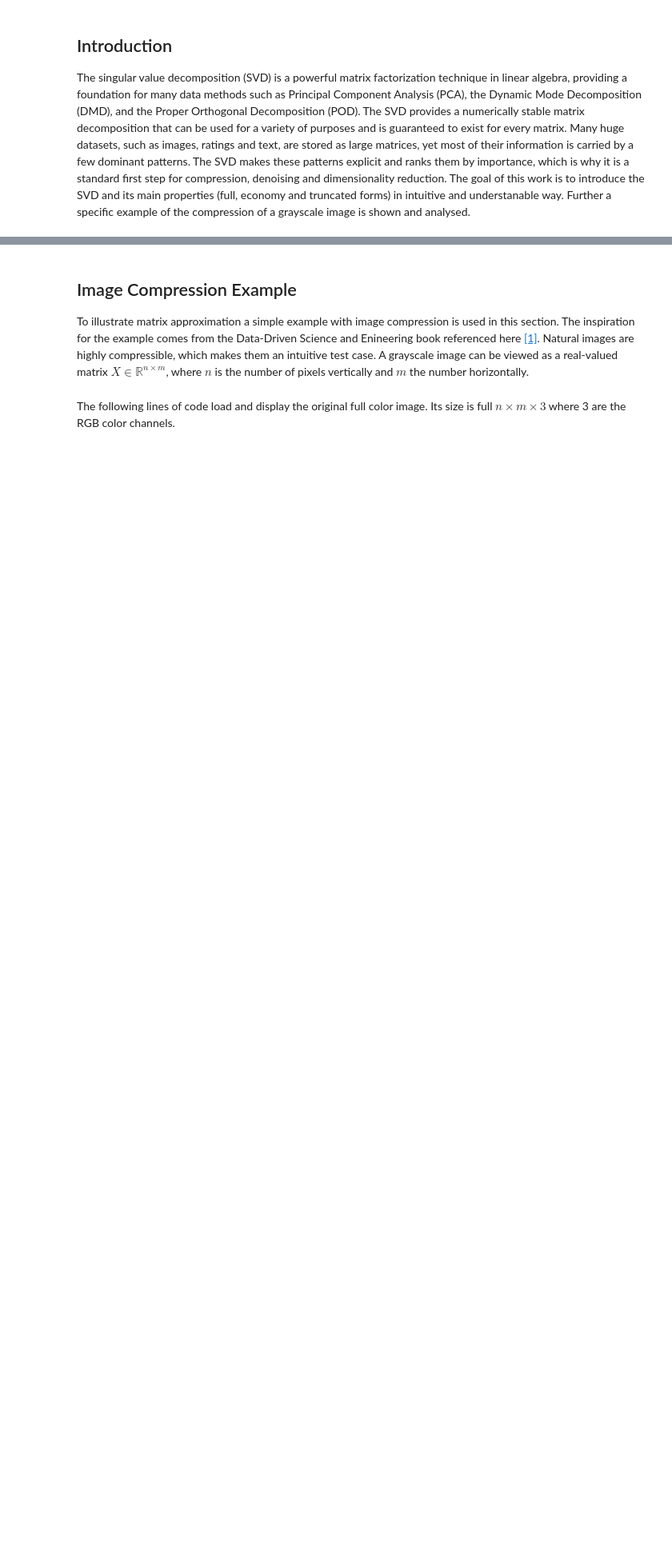
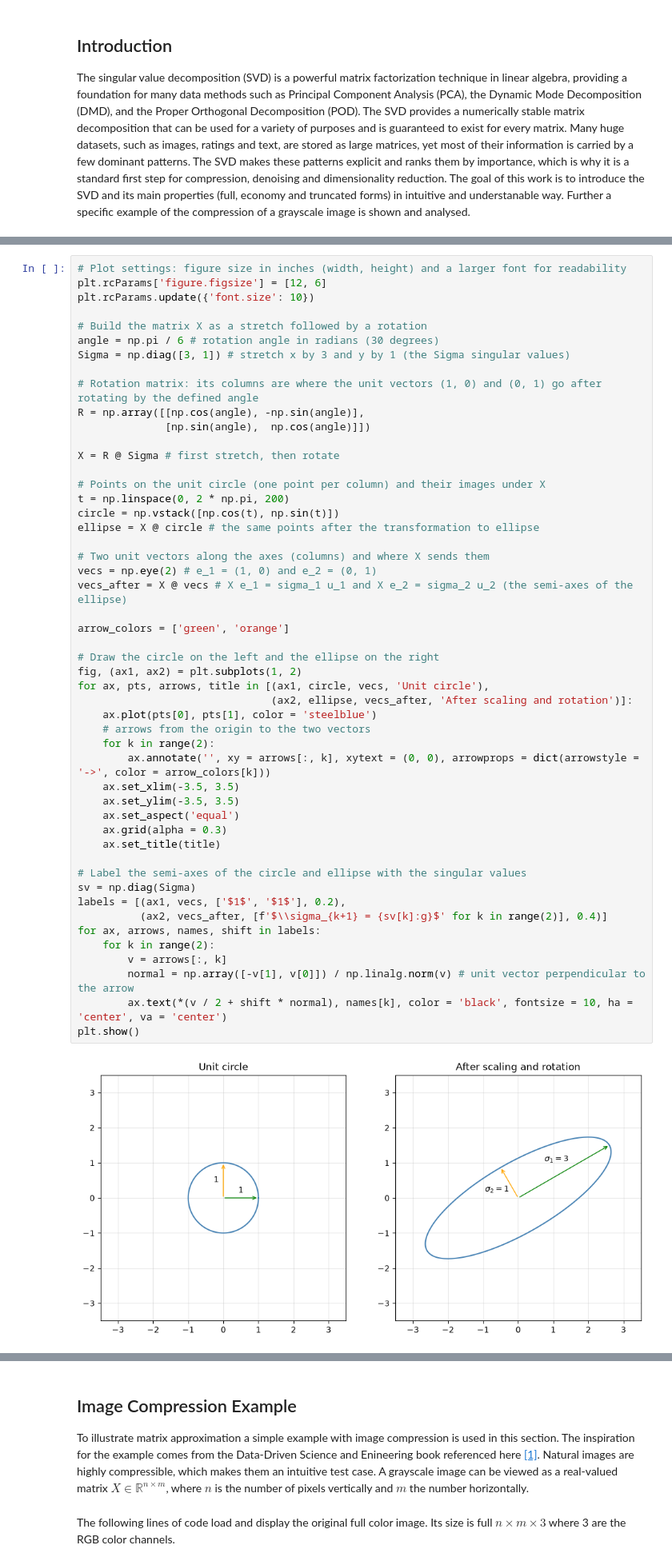
Before and after one commit to ilianakpetrova-cpu/svd-explained, a Jupyter notebook: svd-article.ipynb, the cells around one changed output, grey strips where cells are left out. Shown at 80% size. Drawn from its saved outputs; the diff is of its cells as text; blank space fills up the shorter version.

```diff
--- a/svd-article.ipynb
+++ b/svd-article.ipynb
@@ -77,3 +96,55 @@ The rank of $X$ equals the number of non-zero singular values. For real-world da
+# %%
+# Plot settings: figure size in inches (width, height) and a larger font for readability
+plt.rcParams['figure.figsize'] = [12, 6]
+plt.rcParams.update({'font.size': 10})
+
+# Build the matrix X as a stretch followed by a rotation
+angle = np.pi / 6 # rotation angle in radians (30 degrees)
+Sigma = np.diag([3, 1]) # stretch x by 3 and y by 1 (the Sigma singular values)
+
+# Rotation matrix: its columns are where the unit vectors (1, 0) and (0, 1) go after rotating by the defined angle
+R = np.array([[np.cos(angle), -np.sin(angle)],
+              [np.sin(angle),  np.cos(angle)]])
+
+X = R @ Sigma # first stretch, then rotate
+
+# Points on the unit circle (one point per column) and their images under X
+t = np.linspace(0, 2 * np.pi, 200)
+circle = np.vstack([np.cos(t), np.sin(t)])
+ellipse = X @ circle # the same points after the transformation to ellipse
+
+# Two unit vectors along the axes (columns) and where X sends them
+vecs = np.eye(2) # e_1 = (1, 0) and e_2 = (0, 1)
+vecs_after = X @ vecs # X e_1 = sigma_1 u_1 and X e_2 = sigma_2 u_2 (the semi-axes of the ellipse)
+
+arrow_colors = ['green', 'orange']
+
+# Draw the circle on the left and the ellipse on the right
+fig, (ax1, ax2) = plt.subplots(1, 2)
+for ax, pts, arrows, title in [(ax1, circle, vecs, 'Unit circle'),
+                               (ax2, ellipse, vecs_after, 'After scaling and rotation')]:
+    ax.plot(pts[0], pts[1], color = 'steelblue')
+    # arrows from the origin to the two vectors
+    for k in range(2):
+        ax.annotate('', xy = arrows[:, k], xytext = (0, 0), arrowprops = dict(arrowstyle = '->', color = arrow_colors[k]))
+    ax.set_xlim(-3.5, 3.5)
+    ax.set_ylim(-3.5, 3.5)
+    ax.set_aspect('equal')
+    ax.grid(alpha = 0.3)
+    ax.set_title(title)
+
+# Label the semi-axes of the circle and ellipse with the singular values
+sv = np.diag(Sigma)
+labels = [(ax1, vecs, ['$1$', '$1$'], 0.2),
+          (ax2, vecs_after, [f'$\\sigma_{k+1} = {sv[k]:g}$' for k in range(2)], 0.4)]
+for ax, arrows, names, shift in labels:
+    for k in range(2):
+        v = arrows[:, k]
+        normal = np.array([-v[1], v[0]]) / np.linalg.norm(v) # unit vector perpendicular to the arrow
+        ax.text(*(v / 2 + shift * normal), names[k], color = 'black', fontsize = 10, ha = 'center', va = 'center')
+plt.show()
+# %% [output]
+[figure, added]
 # %% [markdown]
 ### Economy SVD
 For the $X \in \mathbb{R}^{n \times m}$, where ($m \le n$), $\Sigma$ has at most $m$ non-zero diagonal entries, so everything below its first $m$ rows is zero:
```
Also changed, not shown: parts of 7 cells of this notebook.
